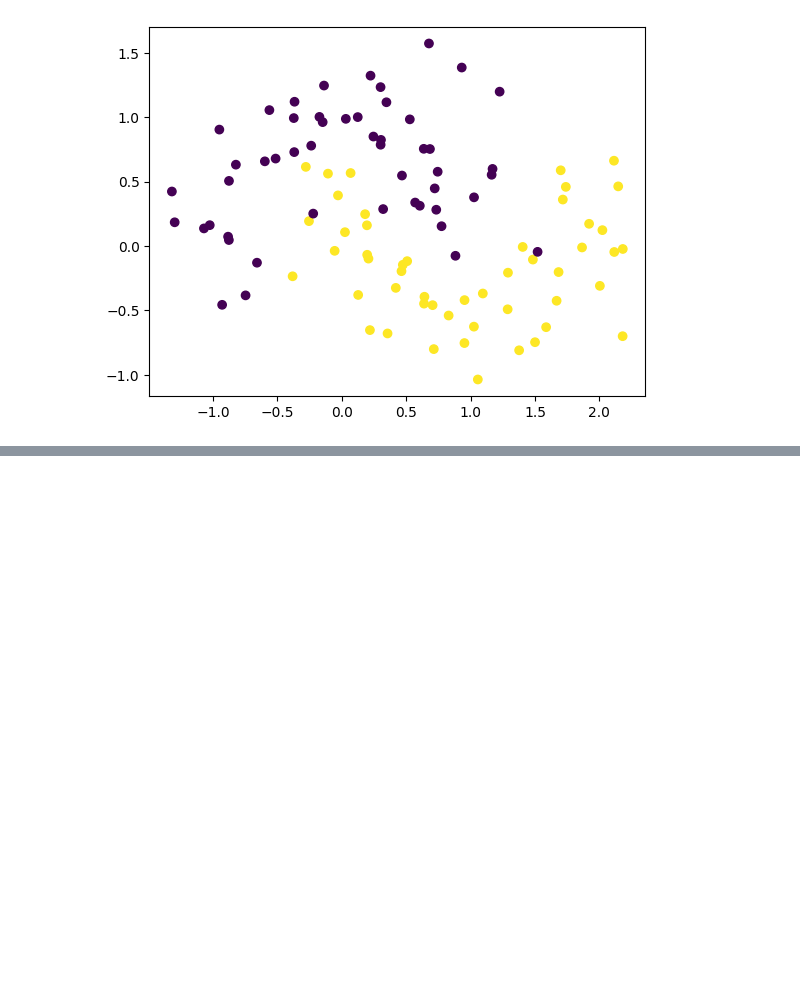
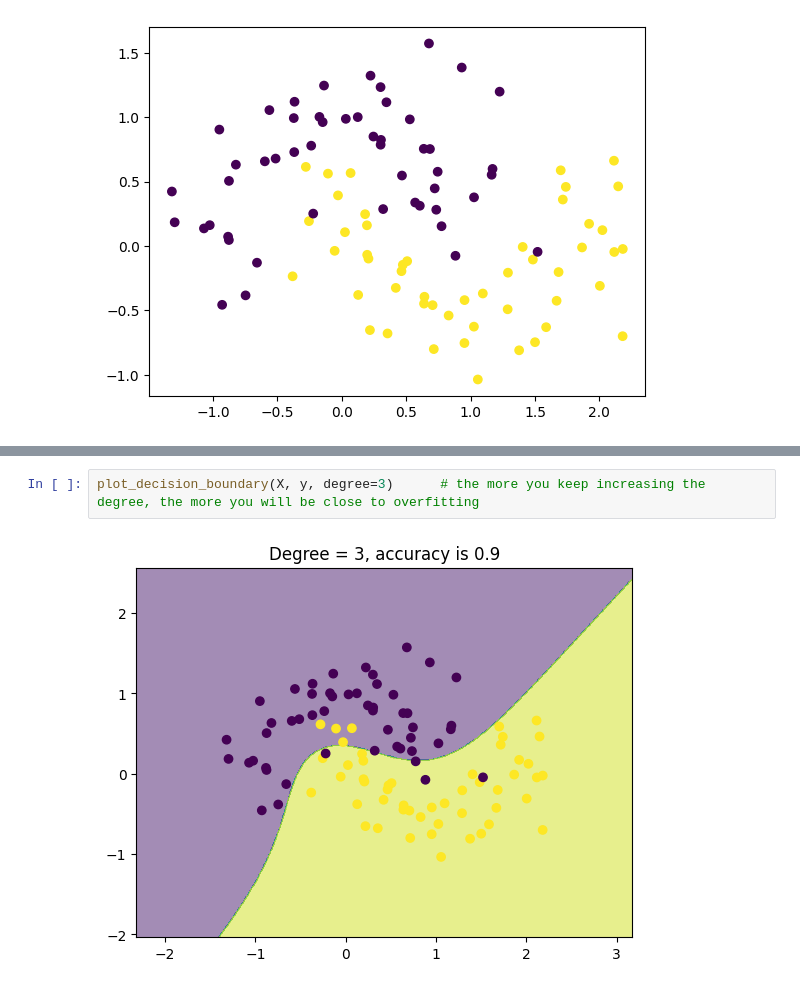
Before and after one commit to pradhans369/Python_and_Data_Science, a Jupyter notebook: 0 ML lecture/28_2 polynomial logistic reg.ipynb, the cells around one changed output, grey strips where cells are left out. Saved outputs shown, nothing was run; the diff lists cells and outputs as text; blank space fills up the shorter version.

```diff
--- a/0 ML lecture/28_2 polynomial logistic reg.ipynb
+++ b/0 ML lecture/28_2 polynomial logistic reg.ipynb
@@ -33,0 +84,4 @@ plt.show()
+# %%
+plot_decision_boundary(X, y, degree=3)      # the more you keep increasing the degree, the more you will be close to overfitting
+# %% [output]
+[figure, added]
```
Also changed, not shown: parts of 8 cells of this notebook, 1 other file.
